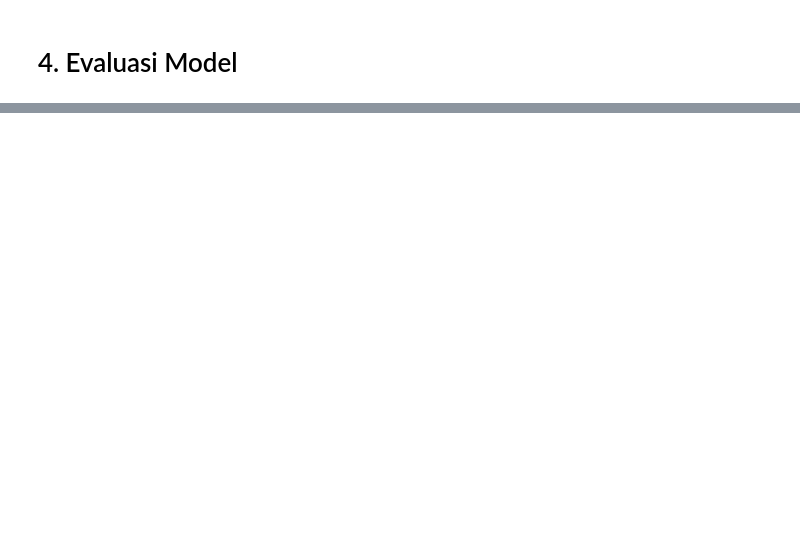
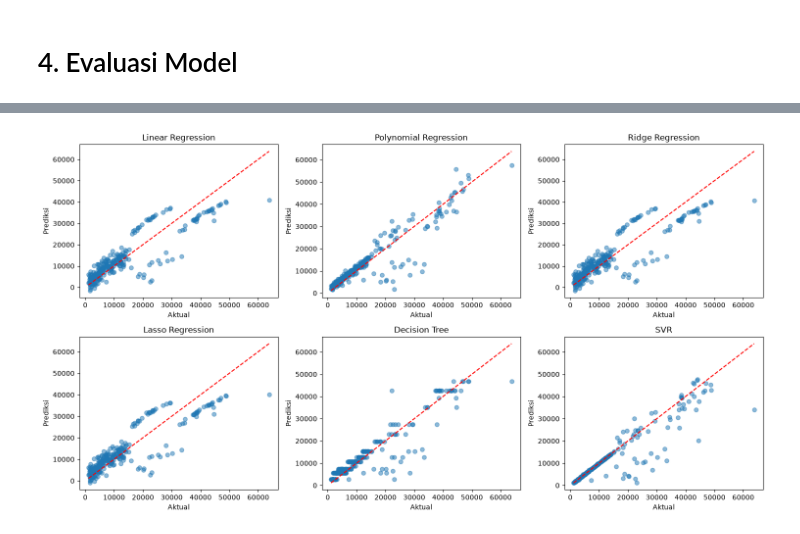
Before and after one commit to evinafitriyani/5054251013_Evina-Fitriyani_-Machine-Learning, a Jupyter notebook: 5. 5054251013_Supervised Learning Regression/1_Regression_5054251013.ipynb, the cells around one changed output, grey strips where cells are left out. Drawn from its saved outputs; the diff is of its cells as text; code cells hidden in the pictures; blank space fills up the shorter version.

Commit message:
Memperbarui hasil tugas Regression

```diff
--- a/5. 5054251013_Supervised Learning Regression/1_Regression_5054251013.ipynb
+++ b/5. 5054251013_Supervised Learning Regression/1_Regression_5054251013.ipynb
@@ -106,5 +301,6 @@ Gunakan Lasso Regression. Tentukan nilai alpha berdasarkan eksperimen.
 # %%
 # Lakukan prediksi pada test set.
+y_pred_lasso = lasso_reg.predict(X_test_scaled)
 # %% [markdown]
 ## 3.5 Decision Tree Regressor
 
@@ -114,5 +325,6 @@ Gunakan Decision Tree Regressor. Eksperimen dapat dilakukan pada `max_depth` dan
 # %%
 # Lakukan prediksi pada test set.
+y_pred_tree = tree_reg.predict(X_test_tree)
 # %% [markdown]
 ## 3.6 Support Vector Regression
 
@@ -122,4 +358,5 @@ Gunakan SVR dengan data yang telah di-scaling. Tentukan parameter berdasarkan ek
 # %%
 # Lakukan prediksi pada test set.
+y_pred_svr = svr_reg.predict(X_test_scaled)
 # %% [markdown]
 # 4. Evaluasi Model
@@ -138,0 +363,23 @@ Gunakan SVR dengan data yang telah di-scaling. Tentukan parameter berdasarkan ek
+# %%
+# Hitung MAE, MSE, RMSE, dan R² untuk setiap model.
+# Sajikan hasil dalam satu tabel perbandingan.
+preds = {
+    'Linear Regression': y_pred_lin,
+    'Polynomial Regression': y_pred_poly,
+    'Ridge Regression': y_pred_ridge,
+    'Lasso Regression': y_pred_lasso,
+    'Decision Tree': y_pred_tree,
+    'SVR': y_pred_svr
+}
+
+hasil = []
+for nama, y_pred in preds.items():
+    mae = mean_absolute_error(y_test, y_pred)
+    mse = mean_squared_error(y_test, y_pred)
+    rmse = np.sqrt(mse)
+    r2 = r2_score(y_test, y_pred)
+    hasil.append([nama, mae, mse, rmse, r2])
+
+df_hasil = pd.DataFrame(hasil, columns=['Model', 'MAE', 'MSE', 'RMSE', 'R2'])
+df_hasil = df_hasil.sort_values('R2', ascending=False).reset_index(drop=True)
+df_hasil
@@ -138,0 +394,16 @@ Gunakan SVR dengan data yang telah di-scaling. Tentukan parameter berdasarkan ek
+# %%
+# Buat visualisasi perbandingan nilai aktual dan prediksi jika diperlukan.
+fig, axes = plt.subplots(2, 3, figsize=(15, 8))
+axes = axes.flatten()
+
+for i, (nama, y_pred) in enumerate(preds.items()):
+    axes[i].scatter(y_test, y_pred, alpha=0.5)
+    axes[i].plot([y_test.min(), y_test.max()], [y_test.min(), y_test.max()], 'r--')
+    axes[i].set_title(nama)
+    axes[i].set_xlabel("Aktual")
+    axes[i].set_ylabel("Prediksi")
+
+plt.tight_layout()
+plt.show()
+# %% [output]
+[figure, added]
```
Also changed, not shown: parts of 35 cells of this notebook.
